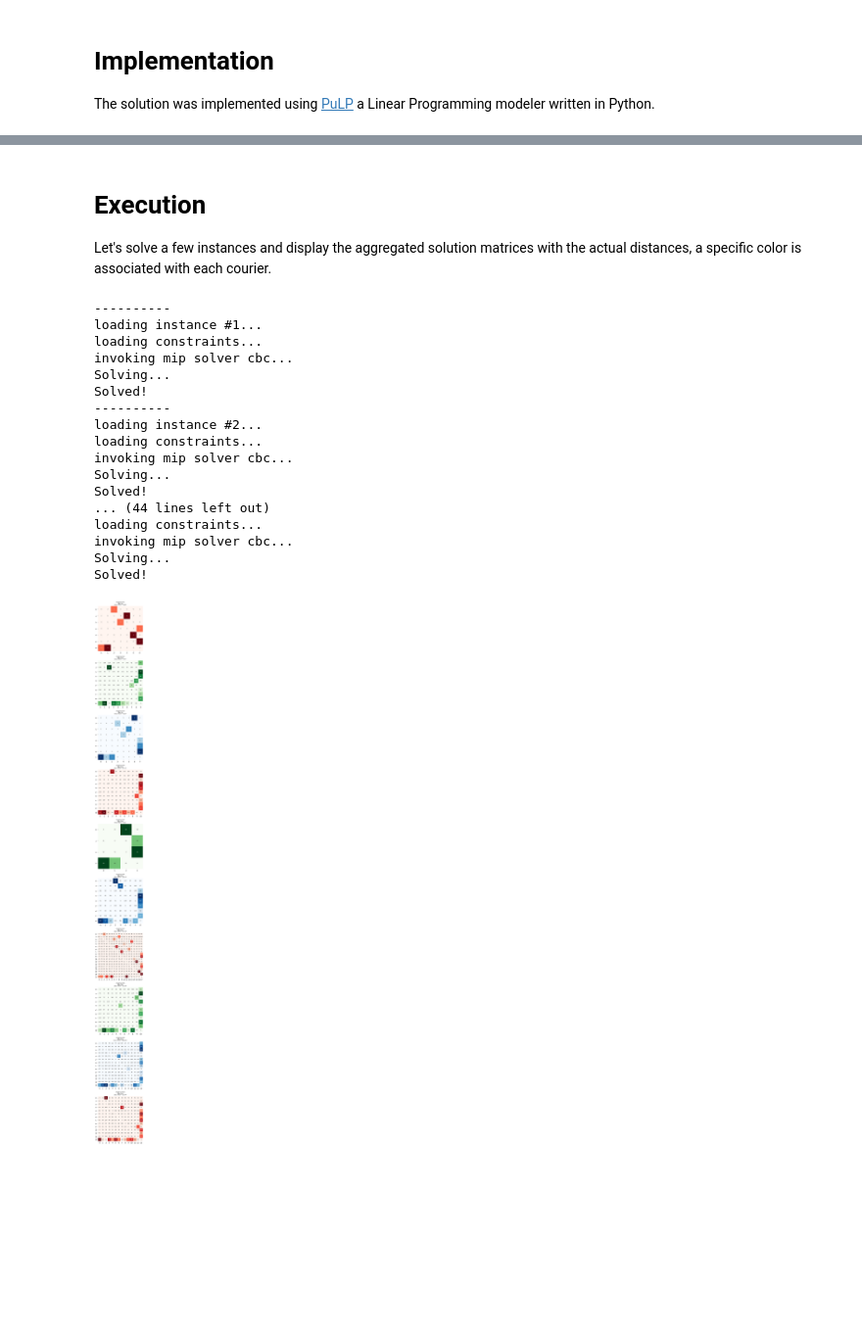
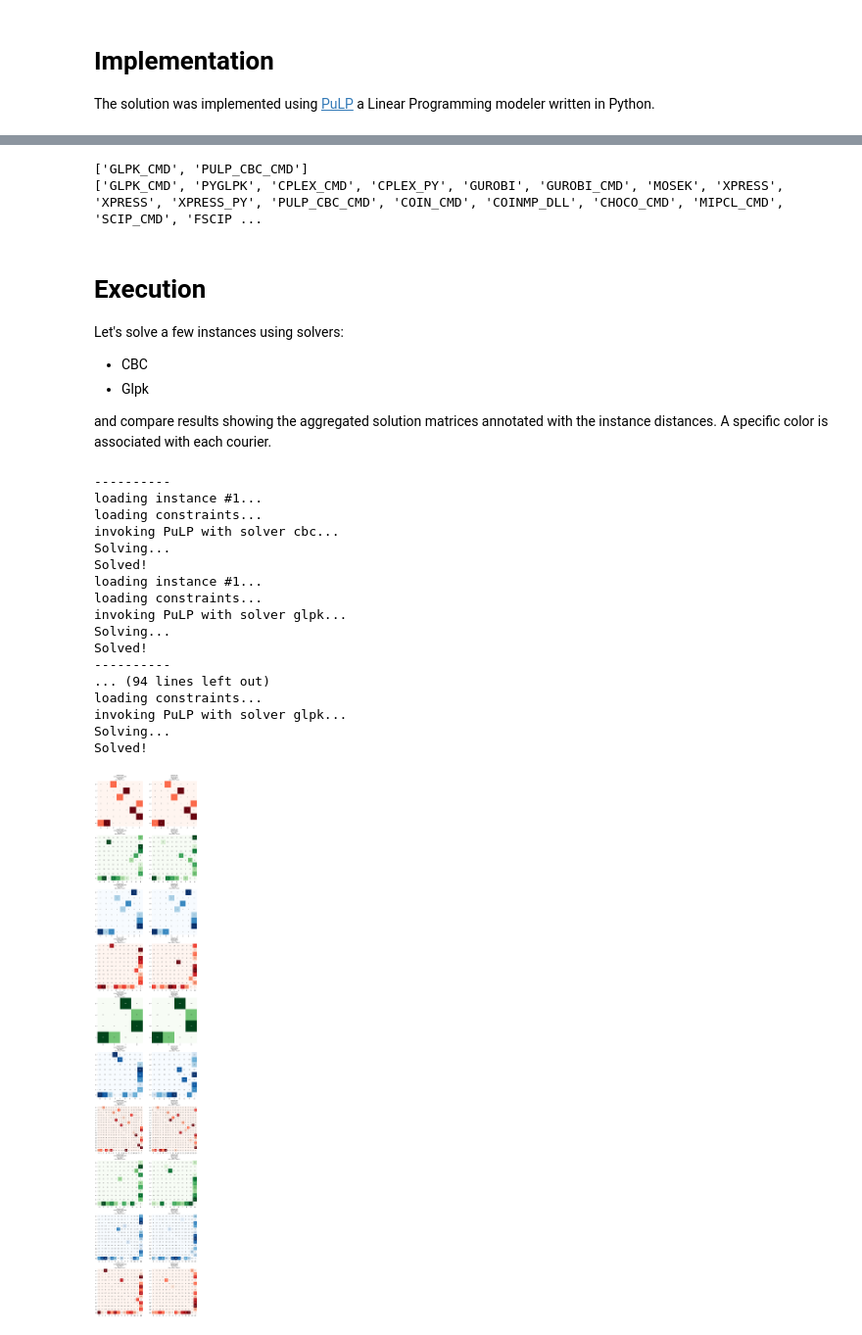
Before and after one commit to mrsalty/notebooks, a Jupyter notebook: vehicle-router-problem-with-mip.ipynb, the cells around one changed output, grey strips where cells are left out. Shown at 98% size. Saved outputs shown, nothing was run; the diff lists cells and outputs as text; code cells hidden in the pictures; blank space fills up the shorter version.

```diff
--- a/vehicle-router-problem-with-mip.ipynb
+++ b/vehicle-router-problem-with-mip.ipynb
@@ -372,5 +389,15 @@ import pandas as pd
 import numpy as np
 import datetime
 import time
+# %%
+# available solvers
+av_solver_list = pl.listSolvers(onlyAvailable=True)
+print(av_solver_list)
+
+solver_list = pl.listSolvers()
+print(solver_list)
+# %% [output]
+['GLPK_CMD', 'PULP_CBC_CMD']
+['GLPK_CMD', 'PYGLPK', 'CPLEX_CMD', 'CPLEX_PY', 'GUROBI', 'GUROBI_CMD', 'MOSEK', 'XPRESS', 'XPRESS', 'XPRESS_PY', 'PULP_CBC_CMD', 'COIN_CMD', 'COINMP_DLL', 'CHOCO_CMD', 'MIPCL_CMD', 'SCIP_CMD', 'FSCIP ...
 # %%
 def get_inst_from_file(inst):
@@ -519,26 +546,29 @@ def run_mip_model(solver_name, inst):
     for i in range(m):
         for j in range(n):
             for k in range(n):
-               prob += (Trips[i][j][k] + Trips[i][k][j]) <= 1
+                prob += (Trips[i][j][k] + Trips[i][k][j]) <= 1
 
     # loops sum of row positions equal sum of col positions, we impose symmetry breaking here forcing that sum of row indexes is either >= sum of cols indexes -1 or vice-versa
     for i in range(m):
         for j in range(n):
             for k in range(n):
-               prob += lpSum(((Trips[i][j][k]*j)-1 <= (Trips[i][j][k]*k)) + (Trips[i][j][k]*j) >= ((Trips[i][j][k]*k)-1)) <= 1
+                prob += lpSum(((Trips[i][j][k]*j)-1 <= (Trips[i][j][k]*k)) + (Trips[i][j][k]*j) >= ((Trips[i][j][k]*k)-1)) <= 1
 
-    print(f'invoking mip solver {solver_name}... ')
+    print(f'invoking PuLP with solver {solver_name}... ')
     print("\033[32;5mSolving...\033[0m")
 
+    solver = None
+    timeOut=300 # timeout 5 mins
     if solver_name == 'cbc':
-        solver = pl.getSolver('PULP_CBC_CMD', msg=0)
-    elif solver_name == 'highs':
-        solver = pl.getSolver('HiGHS_CMD', msg=0)
+        solver = pl.getSolver('PULP_CBC_CMD', msg=0, timeLimit=timeOut)
+    elif solver_name == 'glpk':
+        #solver = HiGHS_CMD(path=path_highs, timeLimit=30)
+        solver = pl.getSolver('GLPK_CMD', msg=0, timeLimit=timeOut)
     else:
         raise Exception(f'invalid solver: {solver_name}')
 
     start_time = time.time()
-    prob.solve(solver)
+    solved = prob.solve(solver)
     elapsed_time = time.time() - start_time
     print('Solved!')
 
@@ -570,38 +600,47 @@ def run_mip_model(solver_name, inst):
 # %% [markdown]
 # Execution
 
-Let's solve a few instances and display the aggregated solution matrices with the actual distances, a specific color is associated with each courier.
+Let's solve a few instances using solvers:
+
+- CBC
+- Glpk
+
+and compare results showing the aggregated solution matrices annotated with the instance distances.
+A specific color is associated with each courier.
 # %%
 import seaborn as sns
 import matplotlib.pyplot as plt
 
 instances = 10
-f,ax=plt.subplots(instances,1,figsize=(5,6*instances))
+f,ax=plt.subplots(instances,2,figsize=(13,7*instances))
 sns.set(font_scale=0.65)
 
 for i in range(1,instances+1):
     print('-'*10)
     cm = ['Blues', 'Reds', 'Greens']
-    res = run_mip_model('cbc',i)
-    #res = run_mip_model('highs',i)
-    sns.heatmap(res["aggregated_matrix"],ax=ax[i-1],cmap=cm[i%3],annot=res["distances"],fmt='',cbar=False, square=True,)
-    ax[i-1].set_title(f'Instance=#{i}\nObj={res["obj"]},\nExec Time=~{res["exec_time_secs"]}\'\'')
+    res_cbc = run_mip_model('cbc',i)
+    sns.heatmap(res_cbc["aggregated_matrix"],ax=ax[i-1,0],cmap=cm[i%3],annot=res_cbc["distances"],fmt='',cbar=False, square=True,)
+    ax[i-1,0].set_title(f'Instance=#{i}\nSolver=PULP_CBC_CMD\nOpt={res_cbc["status"]}\nObj={res_cbc["obj"]},\nExec Time=~{res_cbc["exec_time_secs"]}\'\'')
+
+    res_glpk = run_mip_model('glpk',i)
+    sns.heatmap(res_glpk["aggregated_matrix"],ax=ax[i-1,1],cmap=cm[i%3],annot=res_glpk["distances"],fmt='',cbar=False, square=True,)
+    ax[i-1,1].set_title(f'Instance=#{i}\nSolver=glpk\nOpt={res_glpk["status"]}\nObj={res_glpk["obj"]},\nExec Time=~{res_glpk["exec_time_secs"]}\'\'')
 # %% [output]
 ----------
 loading instance #1...
 loading constraints...
-invoking mip solver cbc...
+invoking PuLP with solver cbc...
+Solving...
+Solved!
+loading instance #1...
+loading constraints...
+invoking PuLP with solver glpk...
 Solving...
 Solved!
 ----------
-loading instance #2...
+... (94 lines left out)
 loading constraints...
-invoking mip solver cbc...
+invoking PuLP with solver glpk...
 Solving...
 Solved!
-... (44 lines left out)
-loading constraints...
-invoking mip solver cbc...
-Solving...
-Solved!
-[figure, old version]
+[figure, new version]
```
Also changed, not shown: parts of 3 cells of this notebook.
